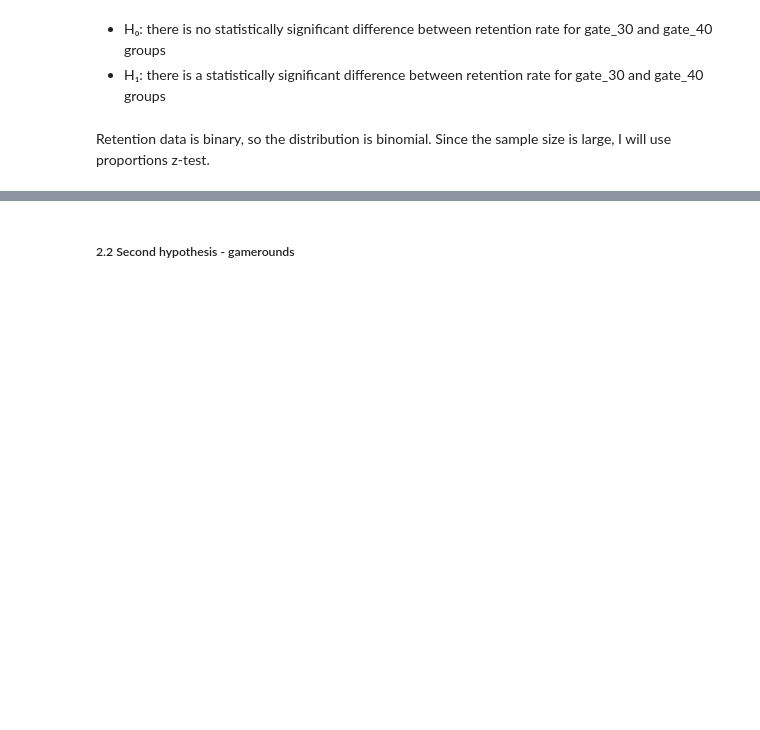
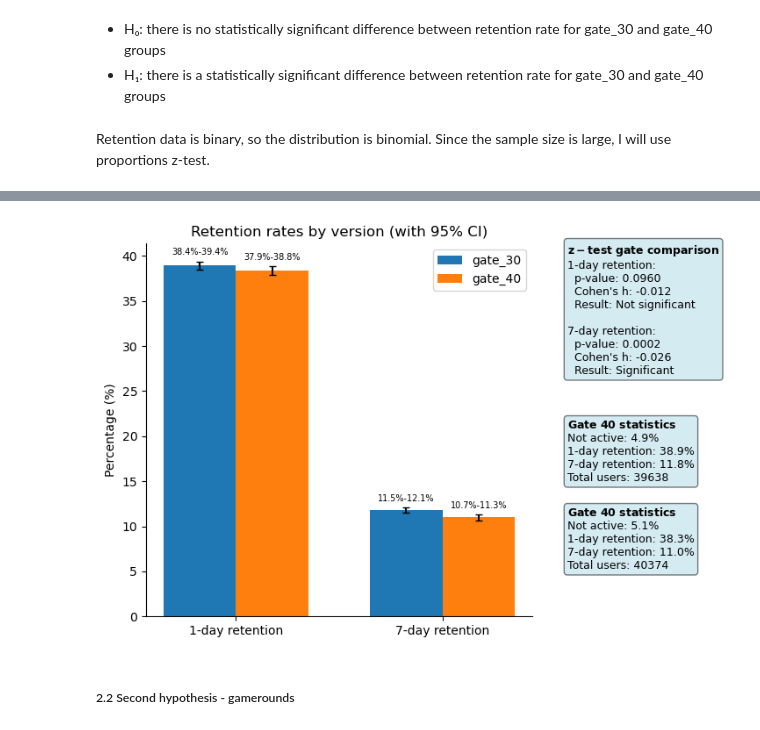
Before and after one commit to Marta-T/Statistical_Testing_Looker_Dashboard, a Jupyter notebook: cookie_cats_AB_test.ipynb, the cells around one changed output, grey strips where cells are left out. Saved outputs shown, nothing was run; the diff lists cells and outputs as text; code cells hidden in the pictures; blank space fills up the shorter version.

```diff
--- a/cookie_cats_AB_test.ipynb
+++ b/cookie_cats_AB_test.ipynb
@@ -279,3 +510,60 @@ There is a significant difference in retention rates when the gate is put on 30t
+# %%
+categories = ["1-day retention", "7-day retention"]
+gate_30_values = [retention1_30, retention7_30]
+gate_40_values = [retention1_40, retention7_40]
+
+x = np.arange(len(categories))
+width = 0.35
+
+fig, ax = plt.subplots(figsize=(8, 5))
+plt.subplots_adjust(left=0.1, right=0.65, top=0.95, bottom=0.1)
+
+bars1 = ax.bar(
+    x - width / 2, gate_30_values, width, label="gate_30", yerr=ci_30, capsize=3
+)
+bars2 = ax.bar(
+    x + width / 2, gate_40_values, width, label="gate_40", yerr=ci_40, capsize=3
+)
+
+ax.set_ylabel("Percentage (%)")
+ax.set_title("Retention rates by version (with 95% CI)")
+ax.set_xticks(x)
+ax.set_xticklabels(categories)
+ax.legend()
+
+for i, (val, ci) in enumerate(zip(gate_30_values, ci_30)):
+    ax.text(
+        i - width / 2,
+        val + ci + 0.5,
+        f"{val-ci:.1f}%-{val+ci:.1f}%",
+        ha="center",
+        va="bottom",
+        fontsize=7,
+    )
+
+for i, (val, ci) in enumerate(zip(gate_40_values, ci_40)):
+    ax.text(
+        i + width / 2,
+        val + ci + 0.5,
+        f"{val-ci:.1f}%-{val+ci:.1f}%",
+        ha="center",
+        va="bottom",
+        fontsize=7,
+    )
+
+ax.spines["top"].set_visible(False)
+ax.spines["right"].set_visible(False)
+
+fig.text(0.70, 0.95, z_test_text, fontsize=9, verticalalignment='top',
+         bbox=dict(boxstyle='round', facecolor='lightblue', alpha=0.5))
+fig.text(0.70, 0.55, stats_text_30, fontsize=9, verticalalignment='top',
+         bbox=dict(boxstyle='round', facecolor='lightblue', alpha=0.5))
+fig.text(0.70, 0.35, stats_text_40, fontsize=9, verticalalignment='top',
+         bbox=dict(boxstyle='round', facecolor='lightblue', alpha=0.5))
+
+plt.show()
+# %% [output]
+[figure, added]
 # %% [markdown]
 ##### 2.2 Second hypothesis - gamerounds
 # %% [markdown]
```
Also changed, not shown: parts of 48 cells of this notebook.
